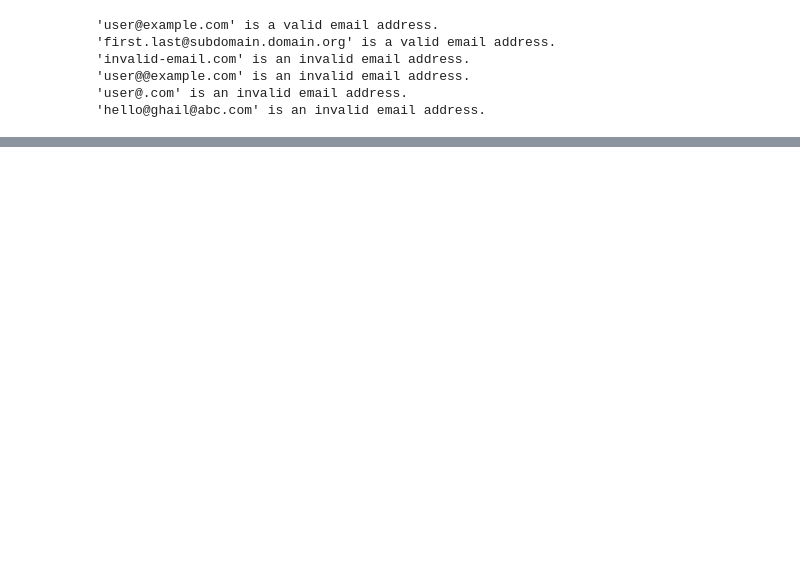
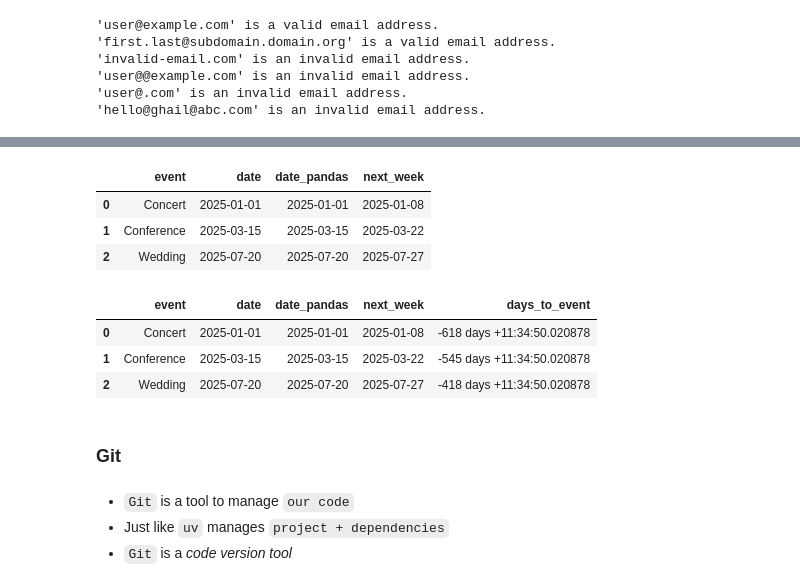
Before and after one commit to Fishimal/Ultimate-Data-Science-Gen-AI-Agentic-AI-Bootcamp, a Jupyter notebook: Practical/level_2/lectures/28-02-2026/28-02-2026.ipynb, the cells around one changed output, grey strips where cells are left out. Saved outputs shown, nothing was run; the diff lists cells and outputs as text; code cells hidden in the pictures; blank space fills up the shorter version.

Commit message:
Pandas-III and Git Basics

```diff
--- a/Practical/level_2/lectures/28-02-2026/28-02-2026.ipynb
+++ b/Practical/level_2/lectures/28-02-2026/28-02-2026.ipynb
@@ -158,0 +497,5 @@ for email in test_emails:
+# %%
+df = pd.DataFrame({
+    'event' : ['Concert', 'Conference', 'Wedding'],
+    'date' : ['2025-01-01', '2025-03-15', '2025-07-20']
+})
@@ -158,0 +521,2 @@ for email in test_emails:
+# %%
+df['date_pandas'] = pd.to_datetime(df['date'])
@@ -158,0 +624,2 @@ for email in test_emails:
+# %%
+df['next_week'] = df['date_pandas'] + pd.Timedelta(days=7)
@@ -158,0 +630,22 @@ for email in test_emails:
+# %%
+df
+# %% [output]
+|  | event | date | date_pandas | next_week |
+| 0 | Concert | 2025-01-01 | 2025-01-01 | 2025-01-08 |
+| 1 | Conference | 2025-03-15 | 2025-03-15 | 2025-03-22 |
+| 2 | Wedding | 2025-07-20 | 2025-07-20 | 2025-07-27 |
+# %%
+df['days_to_event'] = df['date_pandas'] - pd.Timestamp.today()
+# %%
+df
+# %% [output]
+|  | event | date | date_pandas | next_week | days_to_event |
+| 0 | Concert | 2025-01-01 | 2025-01-01 | 2025-01-08 | -618 days +11:34:50.020878 |
+| 1 | Conference | 2025-03-15 | 2025-03-15 | 2025-03-22 | -545 days +11:34:50.020878 |
+| 2 | Wedding | 2025-07-20 | 2025-07-20 | 2025-07-27 | -418 days +11:34:50.020878 |
+# %% [markdown]
+### Git
+# %% [markdown]
+- `Git` is a tool to manage `our code`
+- Just like `uv` manages `project + dependencies`
+- `Git` is a *code version tool*
```
Also changed, not shown: parts of 70 cells of this notebook.
